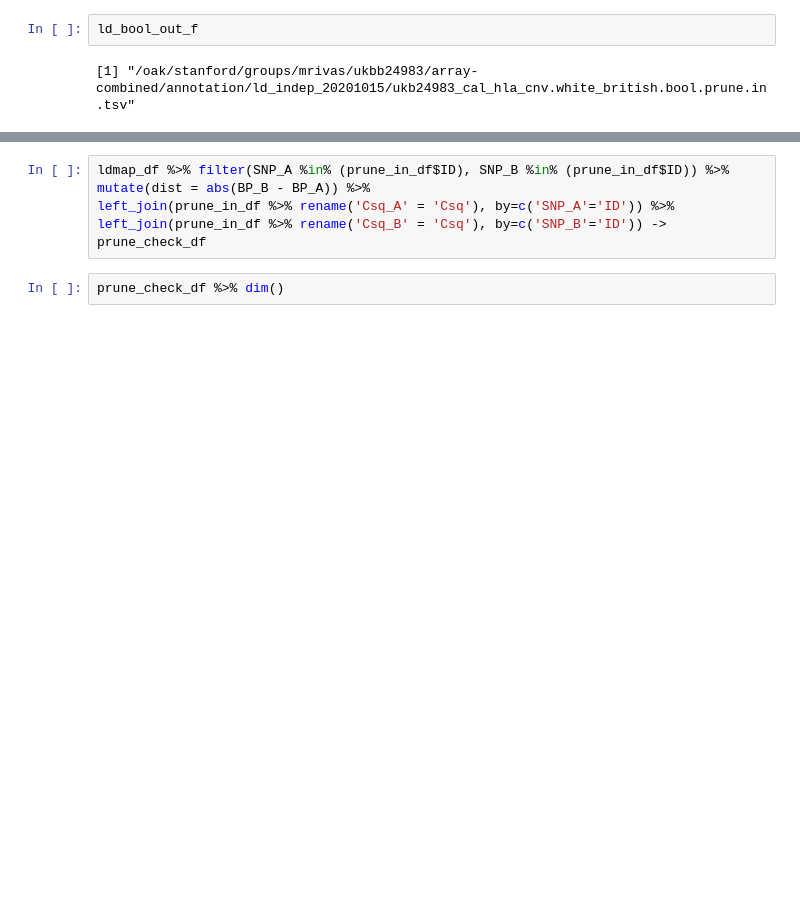
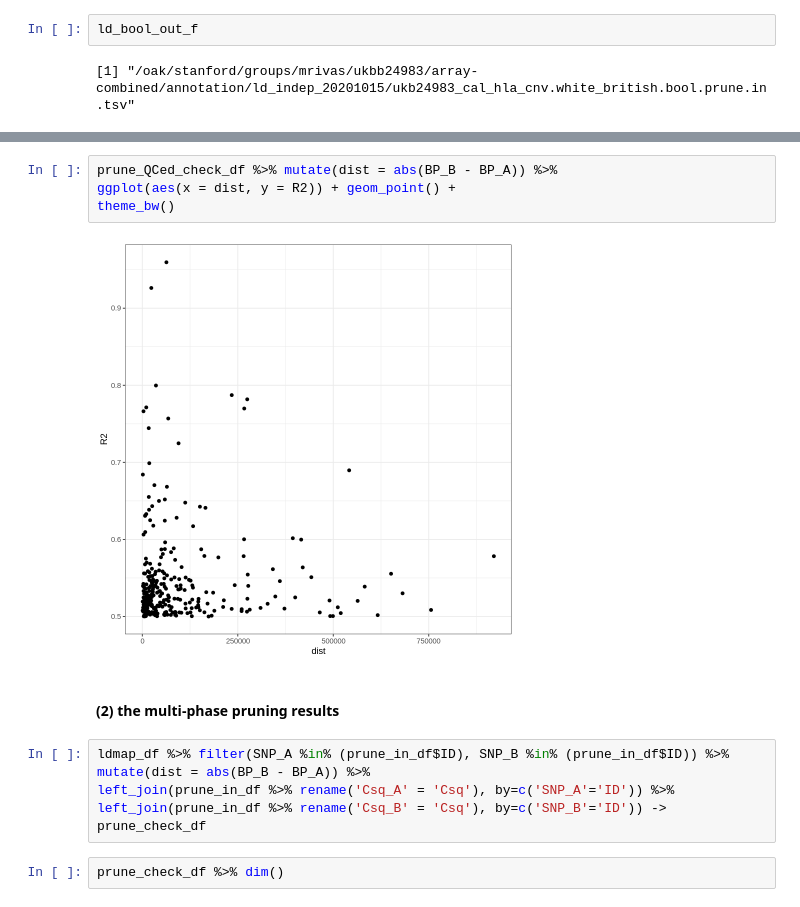
Before and after one commit to rivas-lab/ukbb-tools, a Jupyter notebook: 17_annotation/20201012_array-combined/6c_LD_indep_check.ipynb, the cells around one changed output, grey strips where cells are left out. Drawn from its saved outputs; the diff is of its cells as text; blank space fills up the shorter version.

Commit message:
update the consequence-aware LD pruning analysis

```diff
--- a/17_annotation/20201012_array-combined/6c_LD_indep_check.ipynb
+++ b/17_annotation/20201012_array-combined/6c_LD_indep_check.ipynb
@@ -56,3 +124,11 @@ ld_bool_out_f
+# %%
+prune_QCed_check_df %>% mutate(dist = abs(BP_B - BP_A)) %>%
+ggplot(aes(x = dist, y = R2)) + geom_point() +
+theme_bw()
+# %% [output]
+[figure, added]
+# %% [markdown]
+#### (2) the multi-phase pruning results
 # %%
 ldmap_df %>% filter(SNP_A %in% (prune_in_df$ID), SNP_B %in% (prune_in_df$ID)) %>%
 mutate(dist = abs(BP_B - BP_A)) %>%
```
Also changed, not shown: parts of 12 cells of this notebook, 3 other files.
